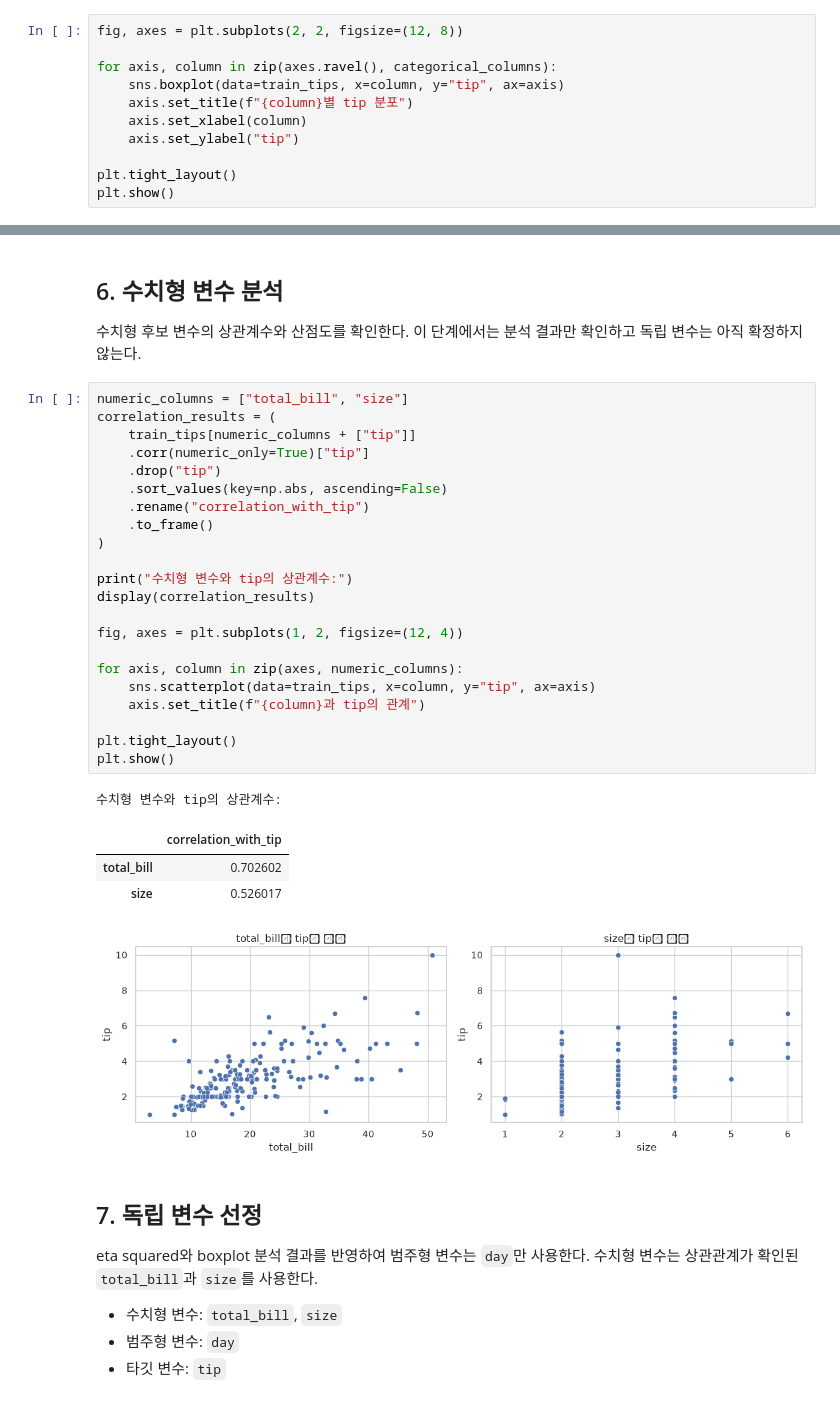
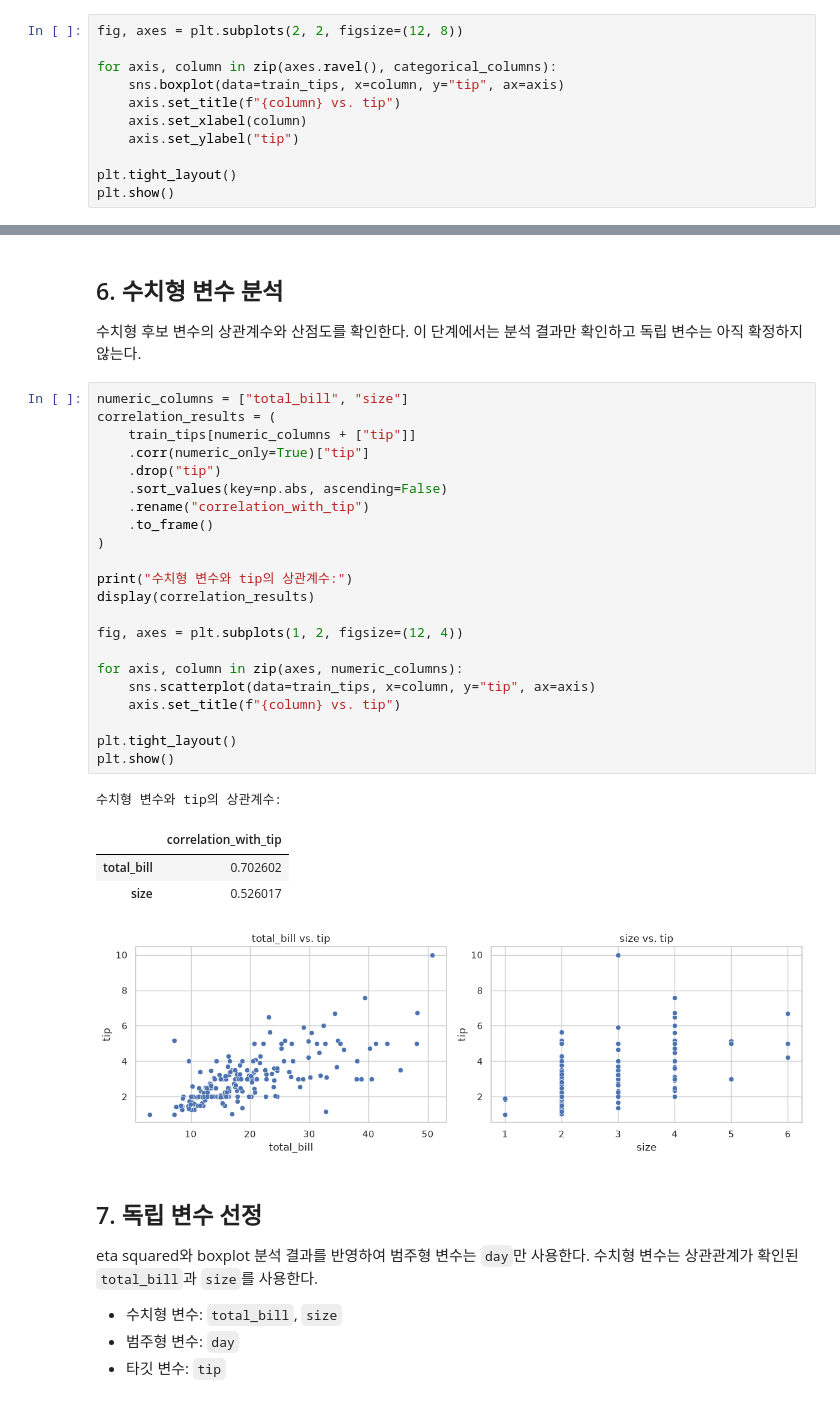
Before and after one commit to heavyrainseo/deeplearning, a Jupyter notebook: MLR-tips.ipynb, the cells around one changed output, grey strips where cells are left out. Saved outputs shown, nothing was run; the diff lists cells and outputs as text.

```diff
--- a/MLR-tips.ipynb
+++ b/MLR-tips.ipynb
@@ -145,7 +145,7 @@ fig, axes = plt.subplots(2, 2, figsize=(12, 8))
 
 for axis, column in zip(axes.ravel(), categorical_columns):
     sns.boxplot(data=train_tips, x=column, y="tip", ax=axis)
-    axis.set_title(f"{column}별 tip 분포")
+    axis.set_title(f"{column} vs. tip")
     axis.set_xlabel(column)
     axis.set_ylabel("tip")
 
@@ -160,31 +160,31 @@ plt.show()
 # %%
 numeric_columns = ["total_bill", "size"]
 correlation_results = (
     train_tips[numeric_columns + ["tip"]]
     .corr(numeric_only=True)["tip"]
     .drop("tip")
     .sort_values(key=np.abs, ascending=False)
     .rename("correlation_with_tip")
     .to_frame()
 )
 
 print("수치형 변수와 tip의 상관계수:")
 display(correlation_results)
 
 fig, axes = plt.subplots(1, 2, figsize=(12, 4))
 
 for axis, column in zip(axes, numeric_columns):
     sns.scatterplot(data=train_tips, x=column, y="tip", ax=axis)
-    axis.set_title(f"{column}과 tip의 관계")
+    axis.set_title(f"{column} vs. tip")
 
 plt.tight_layout()
 plt.show()
 # %% [output]
 수치형 변수와 tip의 상관계수:
 |  | correlation_with_tip |
 | total_bill | 0.702602 |
 | size | 0.526017 |
-[figure, old version]
+[figure, new version]
 # %% [markdown]
 ## 7. 독립 변수 선정
 
```
Also changed, not shown: parts of 5 cells of this notebook, 1 other file.
